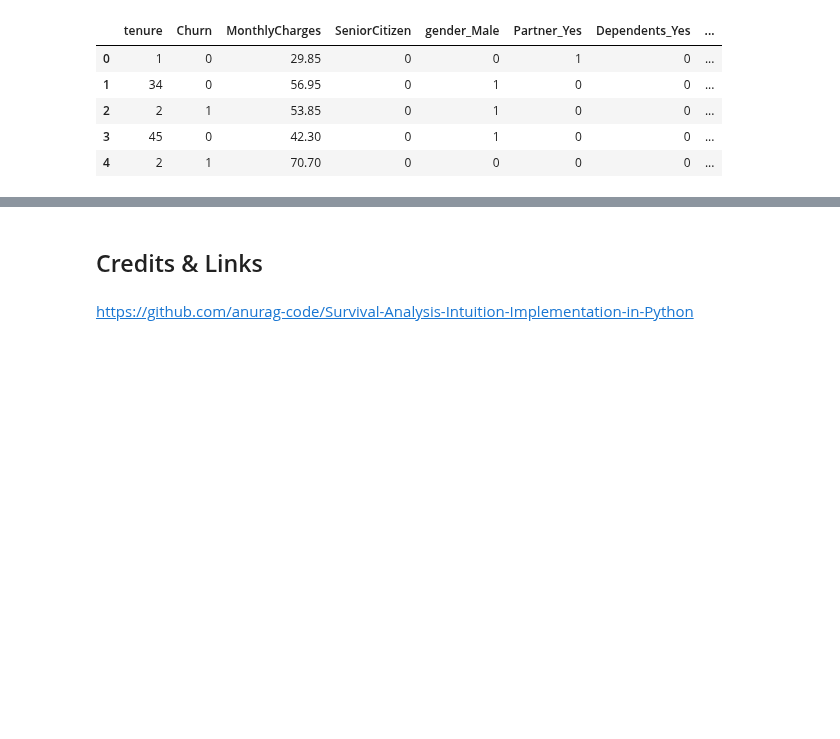
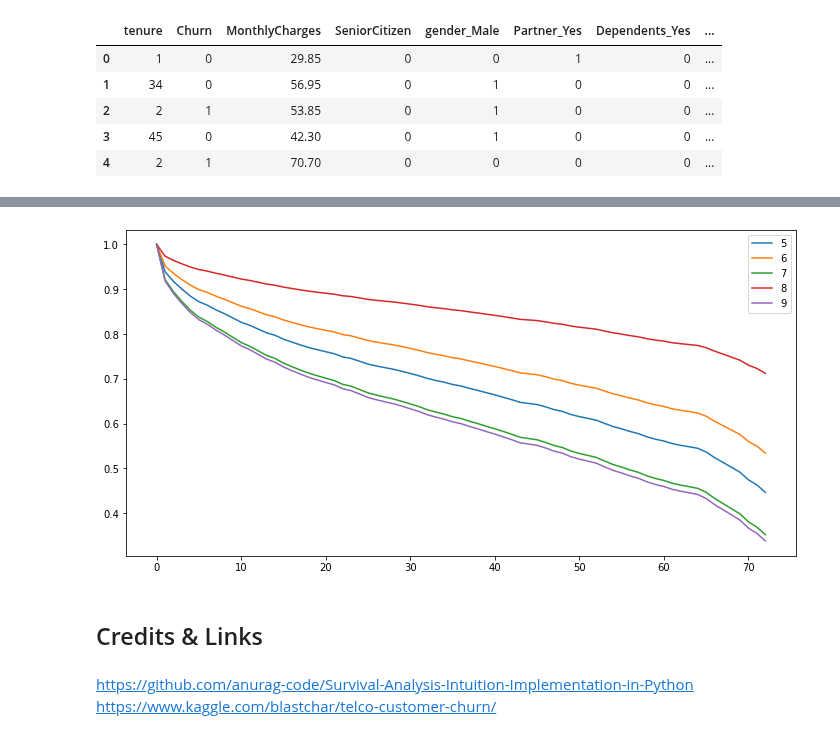
Before and after one commit to miltonluaces/ds_topics, a Jupyter notebook: 27_survival_models/survival.ipynb, the cells around one changed output, grey strips where cells are left out. Drawn from its saved outputs; the diff is of its cells as text; code cells hidden in the pictures; blank space fills up the shorter version.

```diff
--- a/27_survival_models/survival.ipynb
+++ b/27_survival_models/survival.ipynb
@@ -266,4 +158,10 @@ cph.predict_survival_function(tr_rows).plot();
+# %%
+sf = cph.predict_survival_function(tr_rows)
+sf.plot();
+# %% [output]
+[figure, added]
 # %% [markdown]
 ## Credits & Links
 # %% [markdown]
 https://github.com/anurag-code/Survival-Analysis-Intuition-Implementation-in-Python
+https://www.kaggle.com/blastchar/telco-customer-churn/
```
Also changed, not shown: parts of 32 cells of this notebook, 2 other files.
